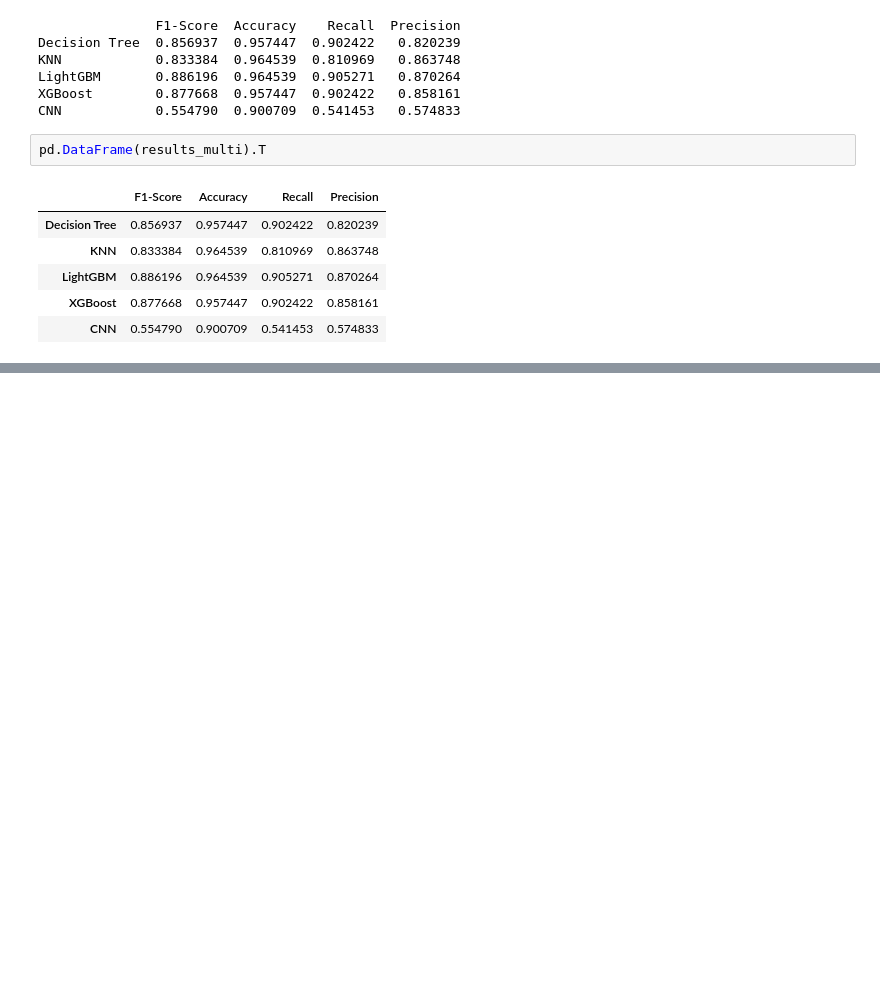
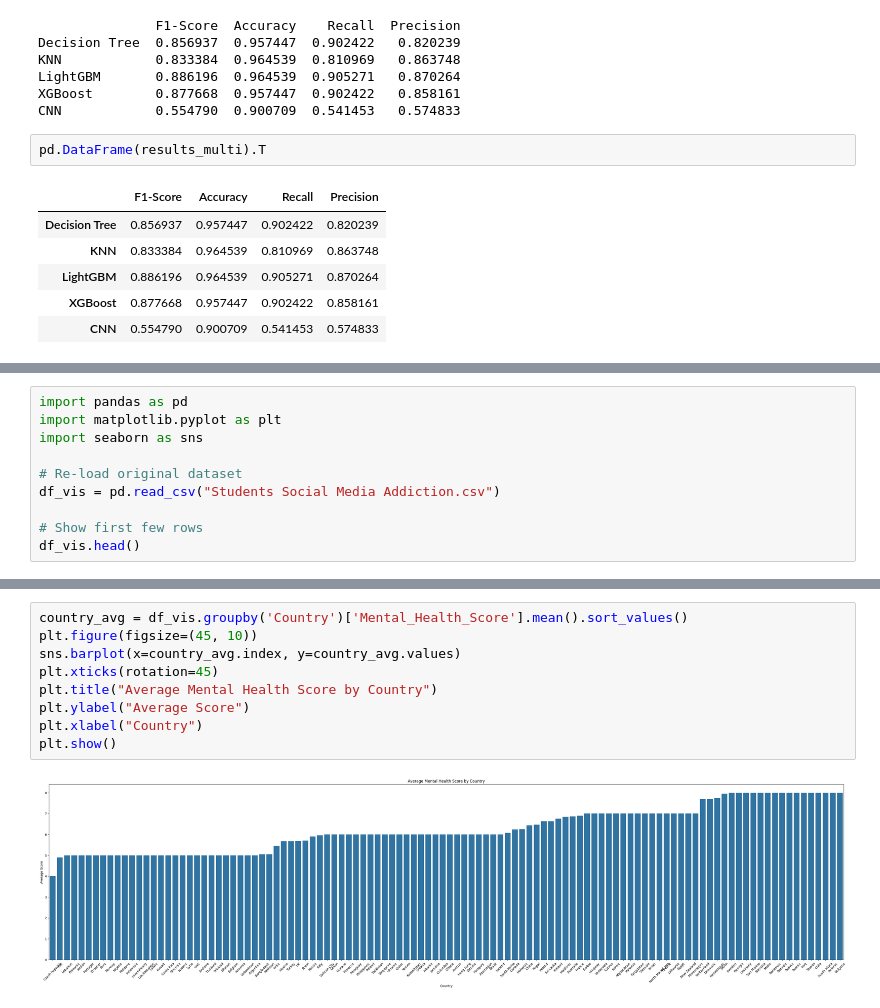
Before and after one commit to dipraj-howlader/mental_health_research_codes, a Jupyter notebook: Thesis Research Task.ipynb, the cells around one changed output, grey strips where cells are left out. Cells and saved outputs as stored; diff of their text form; blank space fills up the shorter version.

```diff
--- a/Thesis Research Task.ipynb
+++ b/Thesis Research Task.ipynb
@@ -284,0 +394,10 @@ pd.DataFrame(results_multi).T
+# %%
+import pandas as pd
+import matplotlib.pyplot as plt
+import seaborn as sns
+
+# Re-load original dataset
+df_vis = pd.read_csv("Students Social Media Addiction.csv")
+
+# Show first few rows
+df_vis.head()
@@ -284,0 +411,11 @@ pd.DataFrame(results_multi).T
+# %%
+country_avg = df_vis.groupby('Country')['Mental_Health_Score'].mean().sort_values()
+plt.figure(figsize=(45, 10))
+sns.barplot(x=country_avg.index, y=country_avg.values)
+plt.xticks(rotation=45)
+plt.title("Average Mental Health Score by Country")
+plt.ylabel("Average Score")
+plt.xlabel("Country")
+plt.show()
+# %% [output]
+[figure, added]
```
Also changed, not shown: parts of 14 cells of this notebook.
